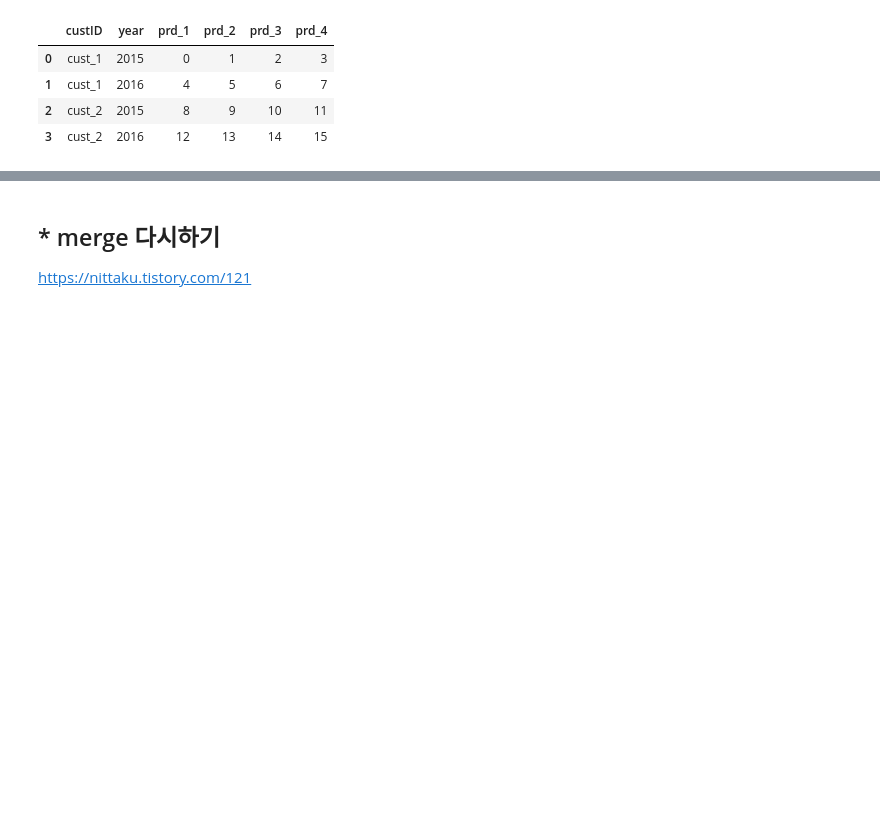
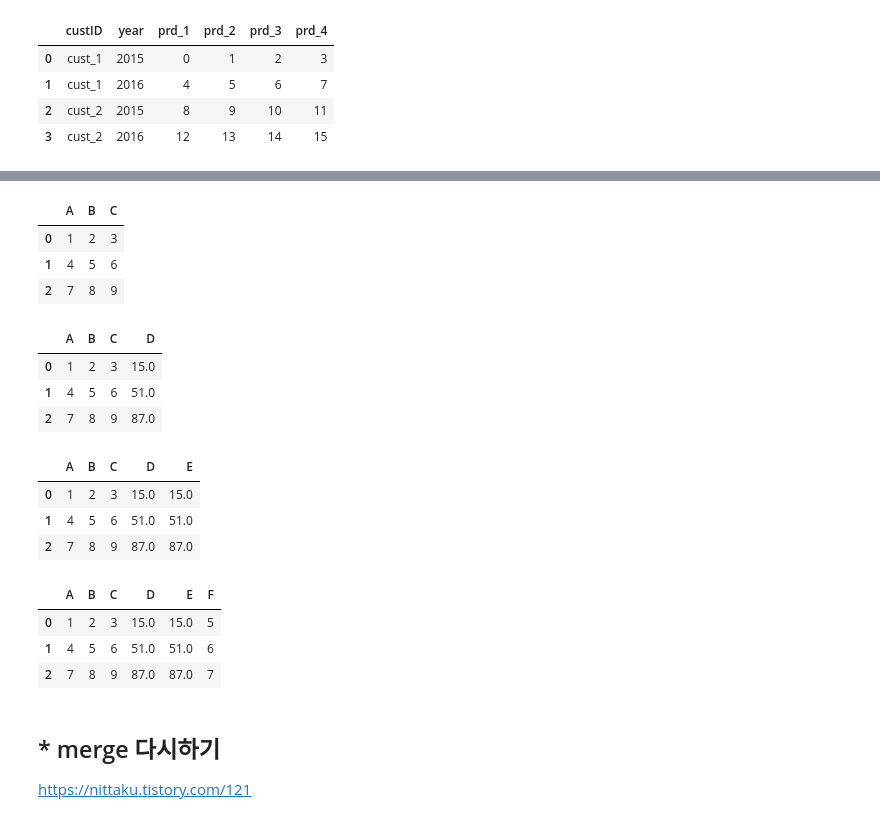
Before and after one commit to hnchae/TIL, a Jupyter notebook: 1_python/헷갈리는 문법 정리하기.ipynb, the cells around one changed output, grey strips where cells are left out. Cells and saved outputs as stored; diff of their text form; code cells hidden in the pictures; blank space fills up the shorter version.

```diff
--- a/1_python/헷갈리는 문법 정리하기.ipynb
+++ b/1_python/헷갈리는 문법 정리하기.ipynb
@@ -355,0 +358,3 @@ data_stacked_unstacked_df.rename(columns ={'level_0':'custID','level_1':'year'})
+# %%
+df = pd.DataFrame({"A":[1,4,7], "B":[2,5,8], "C":[3,6,9]})
+df
@@ -356,3 +395,38 @@ data_stacked_unstacked_df.rename(columns ={'level_0':'custID','level_1':'year'})
+# %%
+df
+# %% [output]
+|  | A | B | C |
+| 0 | 1 | 2 | 3 |
+| 1 | 4 | 5 | 6 |
+| 2 | 7 | 8 | 9 |
+# %%
+# loc 사용해 새로운 column 추가하기
+for idx in range(len(df)):
+    df.loc[idx,'D'] = df.loc[idx,'A']*10 + df.loc[idx,'B'] + df.loc[idx,'C']
+df
+# %% [output]
+|  | A | B | C | D |
+| 0 | 1 | 2 | 3 | 15.0 |
+| 1 | 4 | 5 | 6 | 51.0 |
+| 2 | 7 | 8 | 9 | 87.0 |
+# %%
+# iloc 사용해 새로운 column 추가하기
+for idx in range(len(df)):
+    df.loc[idx,'E'] = df.iloc[idx,0]*10 + df.iloc[idx,1] + df.iloc[idx,2]
+df
+# %% [output]
+|  | A | B | C | D | E |
+| 0 | 1 | 2 | 3 | 15.0 | 15.0 |
+| 1 | 4 | 5 | 6 | 51.0 | 51.0 |
+| 2 | 7 | 8 | 9 | 87.0 | 87.0 |
+# %%
+df.loc[:, 'F'] = pd.Series(['5', '6', '7'])
+df
+# %% [output]
+|  | A | B | C | D | E | F |
+| 0 | 1 | 2 | 3 | 15.0 | 15.0 | 5 |
+| 1 | 4 | 5 | 6 | 51.0 | 51.0 | 6 |
+| 2 | 7 | 8 | 9 | 87.0 | 87.0 | 7 |
 # %% [markdown]
 ## * merge 다시하기
 https://nittaku.tistory.com/121
```
Also changed, not shown: parts of 3 cells of this notebook.
